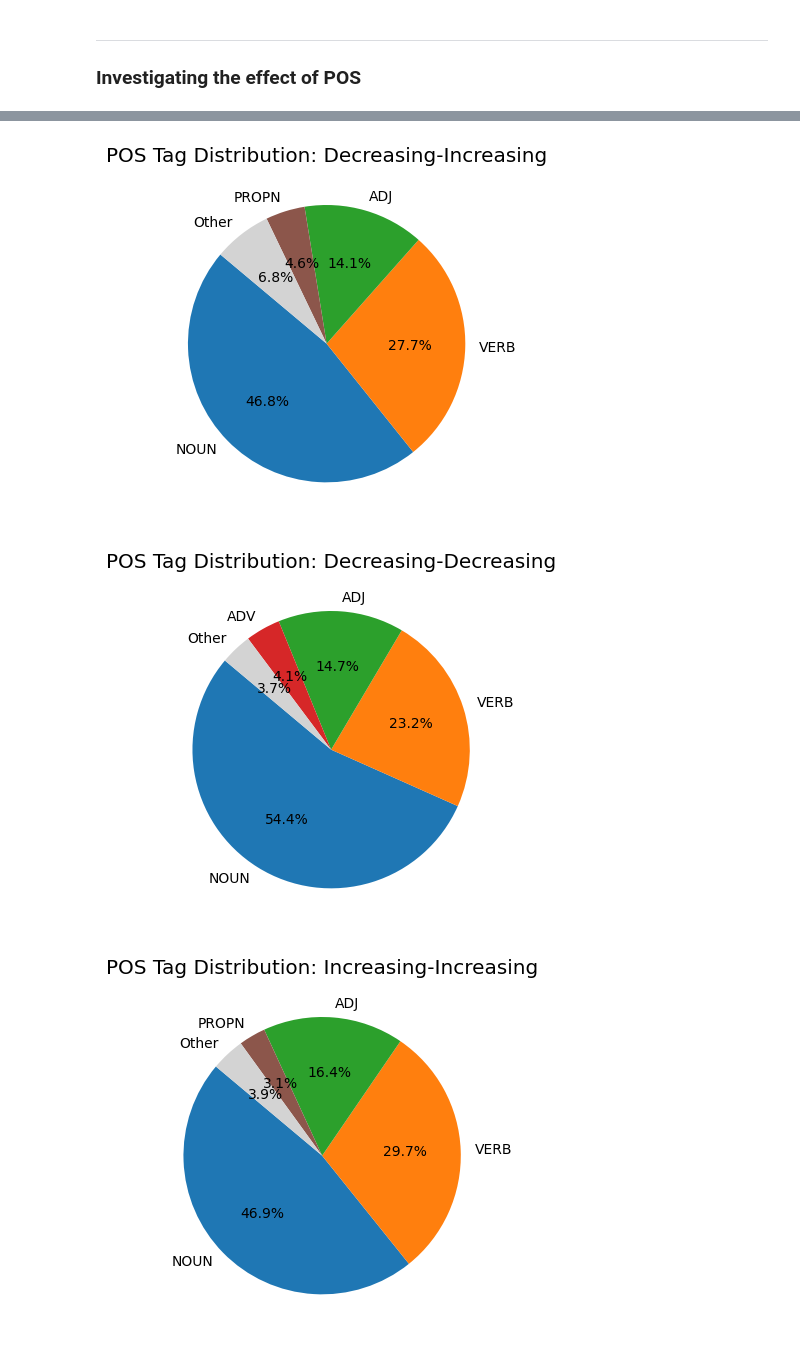
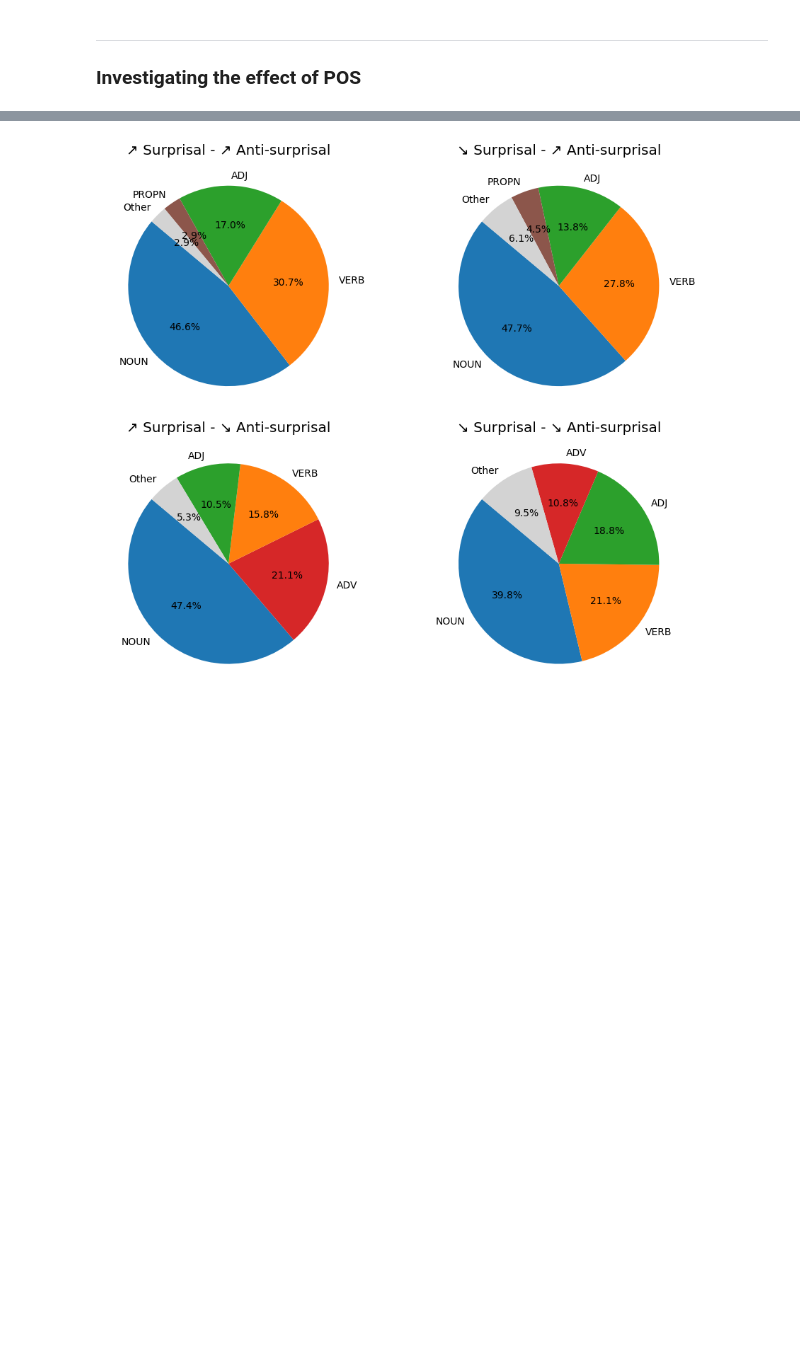
Before and after one commit to NazaninShafiabadi/antisurprisal, a Jupyter notebook: src/analysis.ipynb, the cells around one changed output, grey strips where cells are left out. Drawn from its saved outputs; the diff is of its cells as text; code cells hidden in the pictures; blank space fills up the shorter version.

Commit message:
Added tag_proportions.pdf

```diff
--- a/src/analysis.ipynb
+++ b/src/analysis.ipynb
@@ -15,7 +15,7 @@ def trend_categories(df, first_step=True):
         X = np.arange(len(values)).reshape(-1, 1)
         model = LinearRegression().fit(X, values)
         slope = model.coef_[0]
-        return 'Increasing' if slope > 0 else 'Decreasing'
+        return '\u2197' if slope > 0 else '\u2198'
 
     categories = defaultdict(lambda: [0, []])
 
@@ -31,7 +31,7 @@ def trend_categories(df, first_step=True):
         surprisal_trend = determine_trend(surprisal_values)
         antisurprisal_trend = determine_trend(antisurprisal_values)
 
-        key = f"{surprisal_trend}-{antisurprisal_trend}"
+        key = f"{surprisal_trend} Surprisal - {antisurprisal_trend} Anti-surprisal"
         categories[key][0] += 1
         categories[key][1].append(word)
 
@@ -291,5 +289,8 @@ categories_df
 # %%
-# Define a consistent color mapping for POS tags
+import matplotlib.pyplot as plt
+
+categories_df = categories_df.loc[['\u2197 Surprisal - \u2197 Anti-surprisal', '\u2198 Surprisal - \u2197 Anti-surprisal', '\u2197 Surprisal - \u2198 Anti-surprisal', '\u2198 Surprisal - \u2198 Anti-surprisal']]
+
 tag_colors = {
     'NOUN': '#1f77b4',
     'VERB': '#ff7f0e',
@@ -298,42 +299,44 @@ tag_colors = {
     'DET': '#9467bd',
     'PROPN': '#8c564b',
     'PRON': '#e377c2',
     'ADP': '#7f7f7f',
     'CONJ': '#bcbd22',
     'SCONJ': '#17becf',
     'NUM': '#aec7e8',
     'AUX': '#ffbb78',
     'PART': '#98df8a',
     'INTJ': '#ff9896',
     'X': '#c5b0d5'
 }
 
-# Function to generate pie charts
-for idx, row in categories_df.iterrows():
-    category_name = row.name
-    proportions = {tag: row[tag] for tag in unique_tags if row[tag] > 0}
+# Create a 2x2 grid of subplots
+fig, axes = plt.subplots(2, 2, figsize=(10, 8))  # 2x2 grid of subplots
+axes = axes.flatten()  # Flatten the axes array for easier indexing
+
+for idx, (row, ax) in enumerate(zip(categories_df.iterrows(), axes)):
+    category_name = row[1].name
+    proportions = {tag: row[1][tag] for tag in unique_tags if row[1][tag] > 0}
 
     # Sort tags by their proportions and highlight the top 4
     sorted_tags = sorted(proportions.items(), key=lambda x: x[1], reverse=True)
     top_tags = dict(sorted_tags[:4])
     other_tags = dict(sorted_tags[4:])
     if other_tags:
         top_tags['Other'] = sum(other_tags.values())
 
     colors = [tag_colors.get(tag, '#d3d3d3') for tag in top_tags.keys()]  # Default to gray if tag not in tag_colors
 
-    plt.figure(figsize=(4, 4))
-    plt.pie(
+    ax.pie(
         top_tags.values(),
         labels=top_tags.keys(),
         autopct='%1.1f%%',
         startangle=140,
         colors=colors,
     )
-    plt.title(f"POS Tag Distribution: {category_name}")
-    plt.tight_layout()
-    plt.show()
+    ax.set_title(f"{category_name}")
+
+plt.tight_layout()
+plt.savefig('../img/tag_proportions.pdf', format='pdf', bbox_inches='tight')
+plt.show()
 # %% [output]
-[figure, old version]
+[figure, new version]
-[figure, removed]
-[figure, removed]
```
Also changed, not shown: parts of 12 cells of this notebook, 1 other file.
